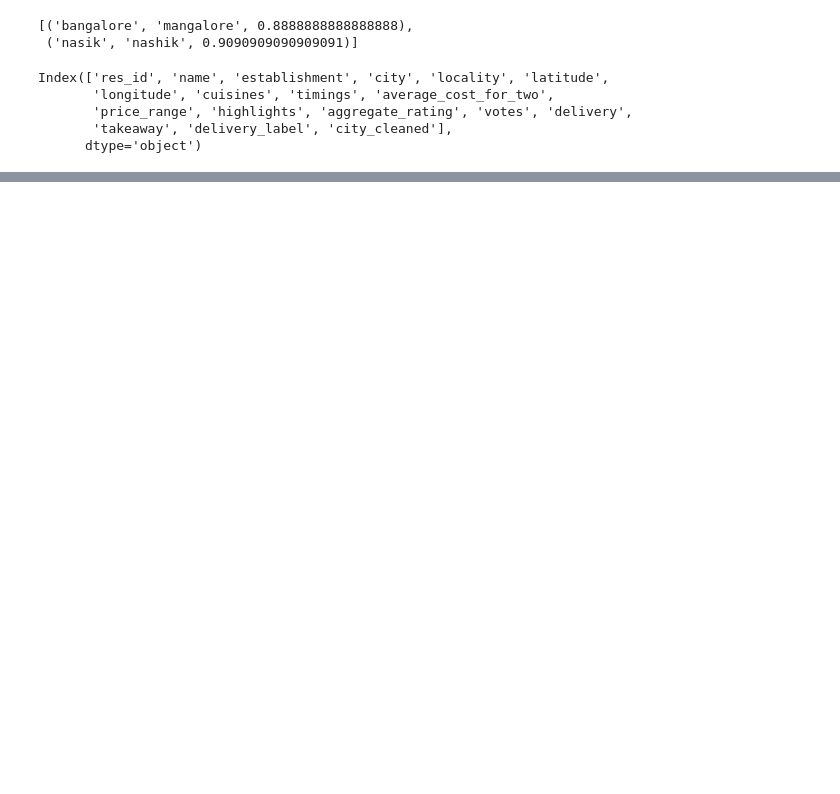
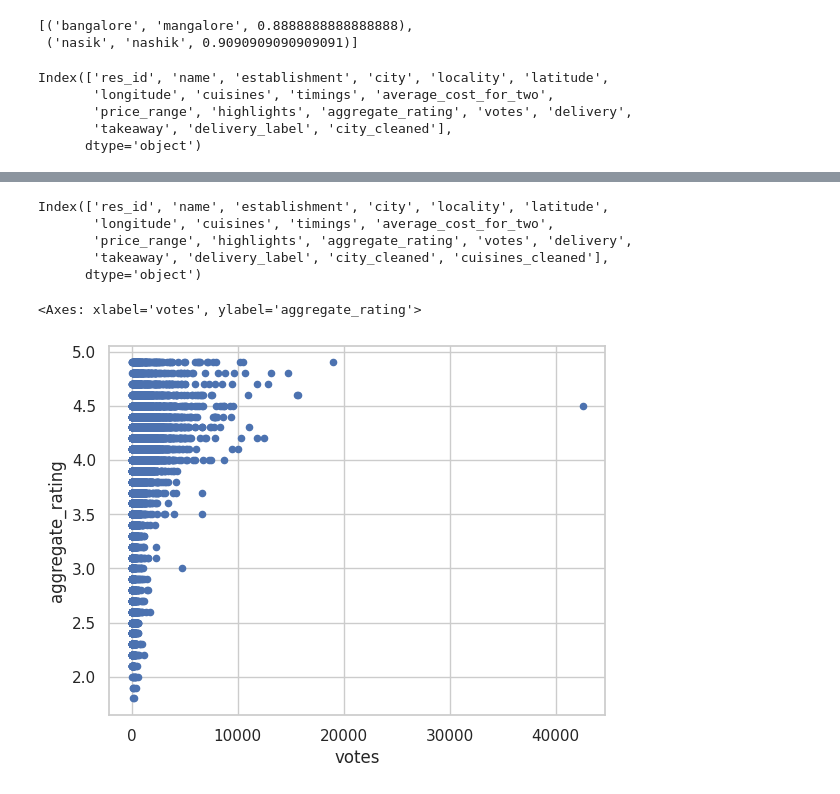
Before and after one commit to Ruchika-01/EDA-Projects, a Jupyter notebook: Zomato_Restaurant_Analytics.ipynb, the cells around one changed output, grey strips where cells are left out. Saved outputs shown, nothing was run; the diff lists cells and outputs as text; code cells hidden in the pictures; blank space fills up the shorter version.

```diff
--- a/Zomato_Restaurant_Analytics.ipynb
+++ b/Zomato_Restaurant_Analytics.ipynb
@@ -577,0 +1143,20 @@ Index(['res_id', 'name', 'establishment', 'city', 'locality', 'latitude',
+# %%
+df['cuisines_cleaned'] = (
+    df['cuisines']
+    .str.replace(r'\s+', ' ', regex=True)
+    .replace(r'^\s*$', np.nan, regex=True)
+    .str.strip()
+)
+# %%
+df.columns
+# %% [output]
+Index(['res_id', 'name', 'establishment', 'city', 'locality', 'latitude',
+       'longitude', 'cuisines', 'timings', 'average_cost_for_two',
+       'price_range', 'highlights', 'aggregate_rating', 'votes', 'delivery',
+       'takeaway', 'delivery_label', 'city_cleaned', 'cuisines_cleaned'],
+      dtype='object')
+# %%
+df.plot.scatter(x='votes', y='aggregate_rating')
+# %% [output]
+<Axes: xlabel='votes', ylabel='aggregate_rating'>
+[figure, added]
```
Also changed, not shown: parts of 35 cells of this notebook.
